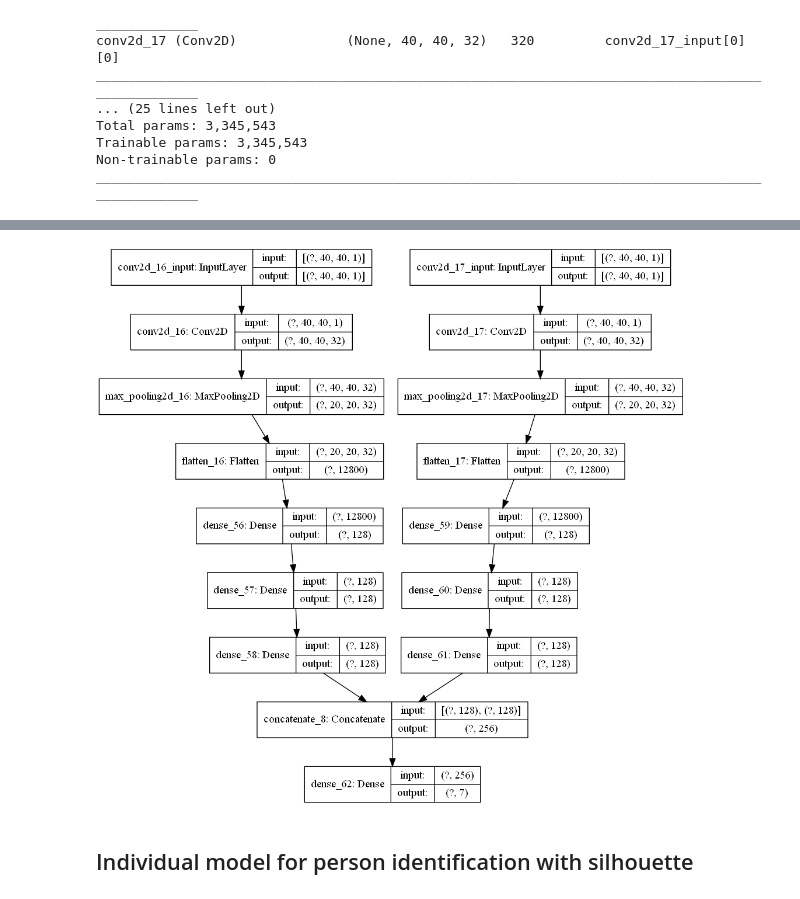
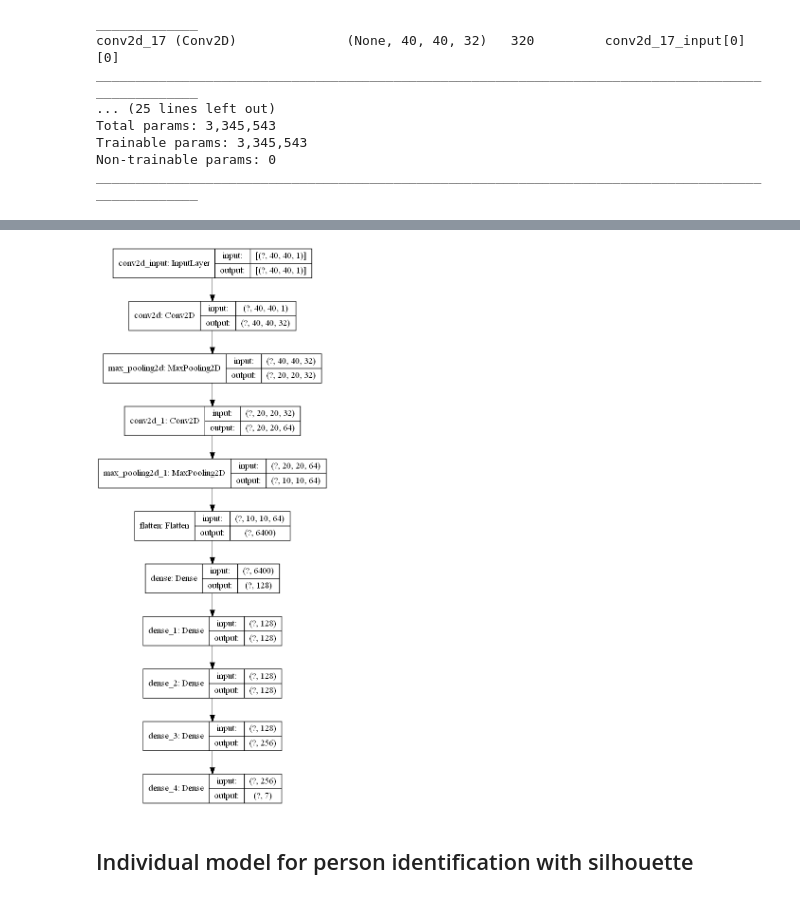
Before and after one commit to dbchango/re-id-project, a Jupyter notebook: model_exp.ipynb, the cells around one changed output, grey strips where cells are left out. Saved outputs shown, nothing was run; the diff lists cells and outputs as text; code cells hidden in the pictures.

Commit message:
color-silhouette features recognition first integration for model training

```diff
--- a/model_exp.ipynb
+++ b/model_exp.ipynb
@@ -104,3 +104,6 @@ Total params: 3,345,543
 Trainable params: 3,345,543
 Non-trainable params: 0
 __________________________________________________________________________________________________
+# %%
+from utils.Models import individual_feature_model
+model = individual_feature_model((40, 40, 1))
@@ -107,8 +115,8 @@ ________________________________________________________________________________
 # %%
 from tensorflow.keras.utils import plot_model
-plot_model(model, 'model.png', show_shapes=True, show_layer_names=True)
+plot_model(model, 'model2.png', show_shapes=True, show_layer_names=True)
 # %% [output]
-[figure, old version]
+[figure, new version]
 # %% [markdown]
 ## Individual model for person identification with silhouette
 # %%
```
Also changed, not shown: parts of 1 cell of this notebook, 9 other files.
